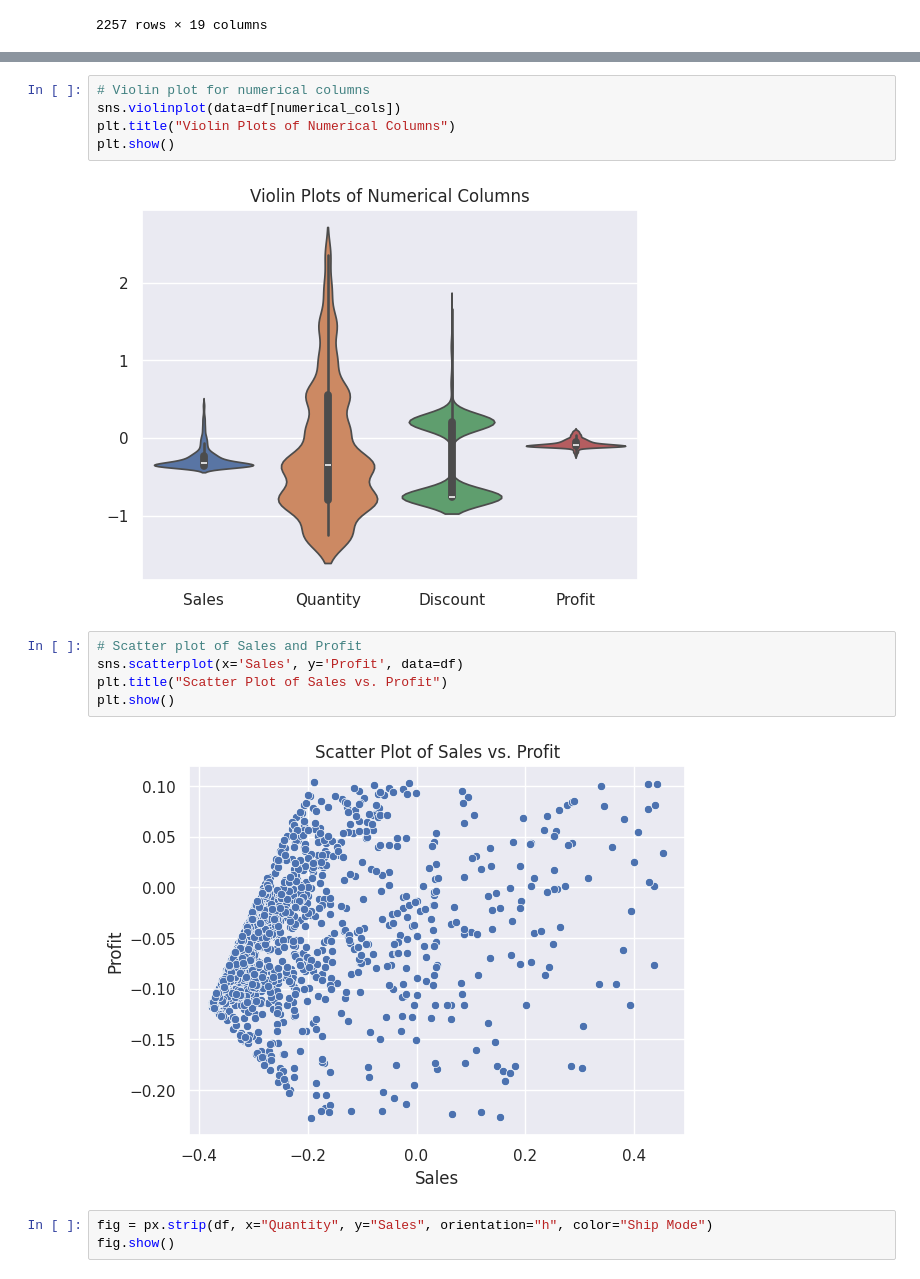
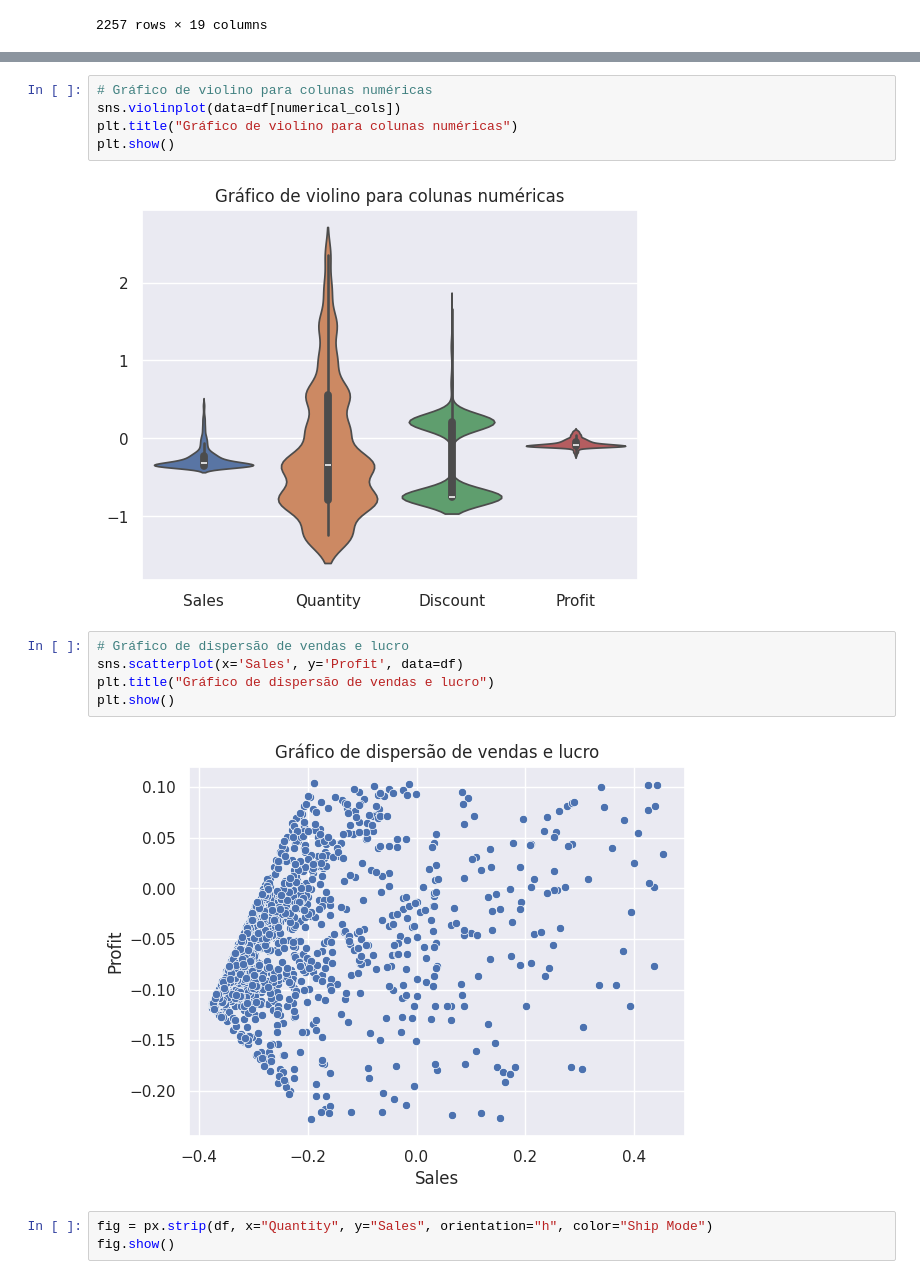
Before and after one commit to lucavinicius/E-Commerce, a Jupyter notebook: Code/E_Commerce_Analysis.ipynb, the cells around one changed output, grey strips where cells are left out. Cells and saved outputs as stored; diff of their text form.

```diff
--- a/Code/E_Commerce_Analysis.ipynb
+++ b/Code/E_Commerce_Analysis.ipynb
@@ -610,19 +590,19 @@ plt.show()
 # %% [output]
 [figure]
 # %%
-# Violin plot for numerical columns
+# Gráfico de violino para colunas numéricas
 sns.violinplot(data=df[numerical_cols])
-plt.title("Violin Plots of Numerical Columns")
+plt.title("Gráfico de violino para colunas numéricas")
 plt.show()
 # %% [output]
-[figure, old version]
+[figure, new version]
 # %%
-# Scatter plot of Sales and Profit
+# Gráfico de dispersão de vendas e lucro
 sns.scatterplot(x='Sales', y='Profit', data=df)
-plt.title("Scatter Plot of Sales vs. Profit")
+plt.title("Gráfico de dispersão de vendas e lucro")
 plt.show()
 # %% [output]
-[figure, old version]
+[figure, new version]
 # %%
 fig = px.strip(df, x="Quantity", y="Sales", orientation="h", color="Ship Mode")
 fig.show()
```
Also changed, not shown: parts of 84 cells of this notebook.
